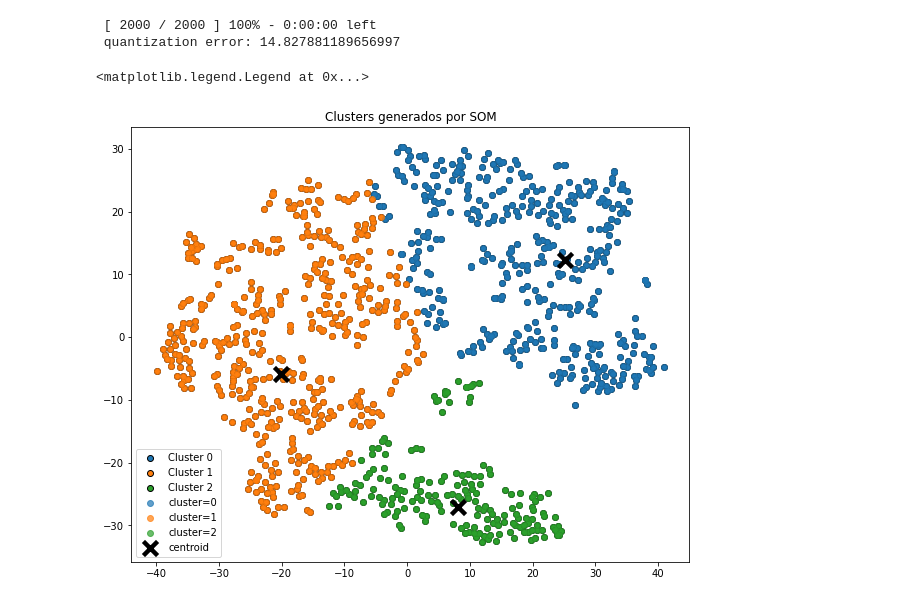
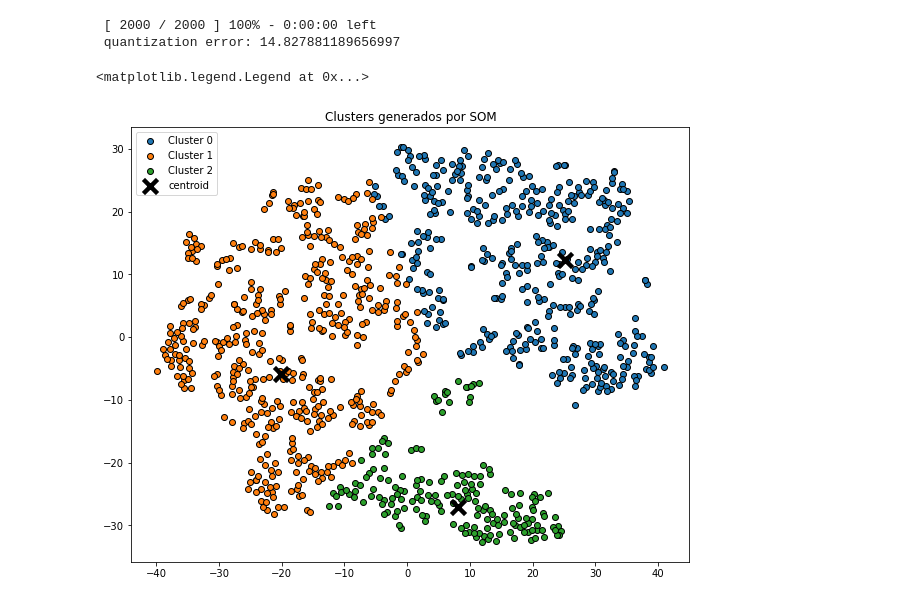
Before and after one commit to ifmelchor/volcano_ML-UNSAM, a Jupyter notebook: modelos/3_SOM_v2.ipynb, the cells around one changed output. Cells and saved outputs as stored; diff of their text form; code cells hidden in the pictures.

```diff
--- a/modelos/3_SOM_v2.ipynb
+++ b/modelos/3_SOM_v2.ipynb
@@ -96,36 +96,31 @@ som.train_batch(data_2D, 2000, verbose=True)
 # each neuron represents a cluster
 winner_coordinates = np.array([som.winner(x) for x in data_2D]).T
 # with np.ravel_multi_index we convert the bidimensional
 # coordinates to a monodimensional index
 cluster_index = np.ravel_multi_index(winner_coordinates, som_shape)
 
 #y_predict = som.fit_predict(data_2D)
 
 fig, ax = plt.subplots(1, 1, figsize=(10, 8))
 
 ax.set_title('Clusters generados por SOM')
 
 
 for i in np.unique(cluster_index):
     ax.scatter(
         x = data_2D[cluster_index == i, 0],
         y = data_2D[cluster_index == i, 1],
         c = plt.rcParams['axes.prop_cycle'].by_key()['color'][i],
         marker    = 'o',
         edgecolor = 'black',
         label= f"Cluster {i}"
     )
 
-# plotting the clusters using the first 2 dimentions of the data
-for c in np.unique(cluster_index):
-    plt.scatter(data_2D[cluster_index == c, 0],
-                data_2D[cluster_index == c, 1], label='cluster='+str(c), alpha=.7)
-
 # plotting centroids
 for centroid in som.get_weights():
     plt.scatter(centroid[:, 0], centroid[:, 1], marker='x',
                 s=10, linewidths=20, color='k', label='centroid')
 plt.legend()
 # %% [output]
 <matplotlib.legend.Legend at 0x...>
-[figure, old version]
+[figure, new version]
```
Also changed, not shown: parts of 4 cells of this notebook.
